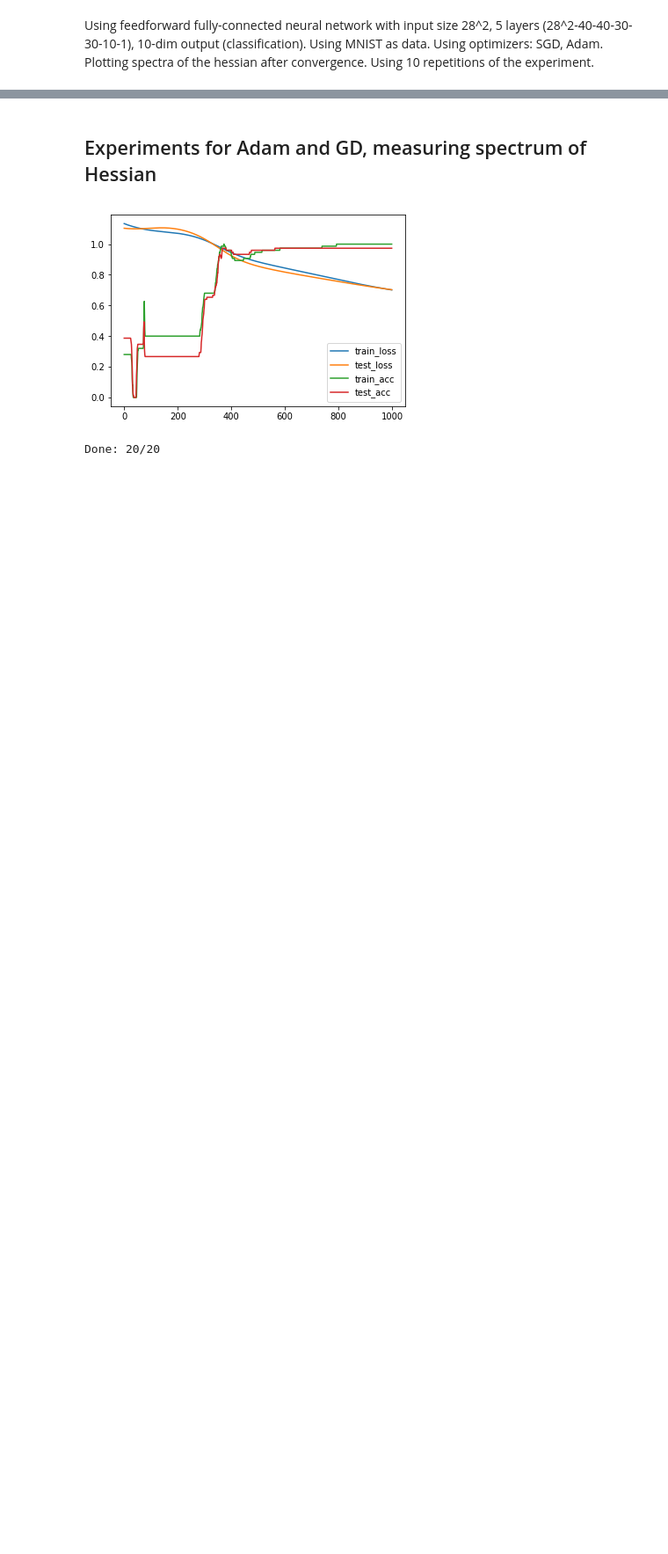
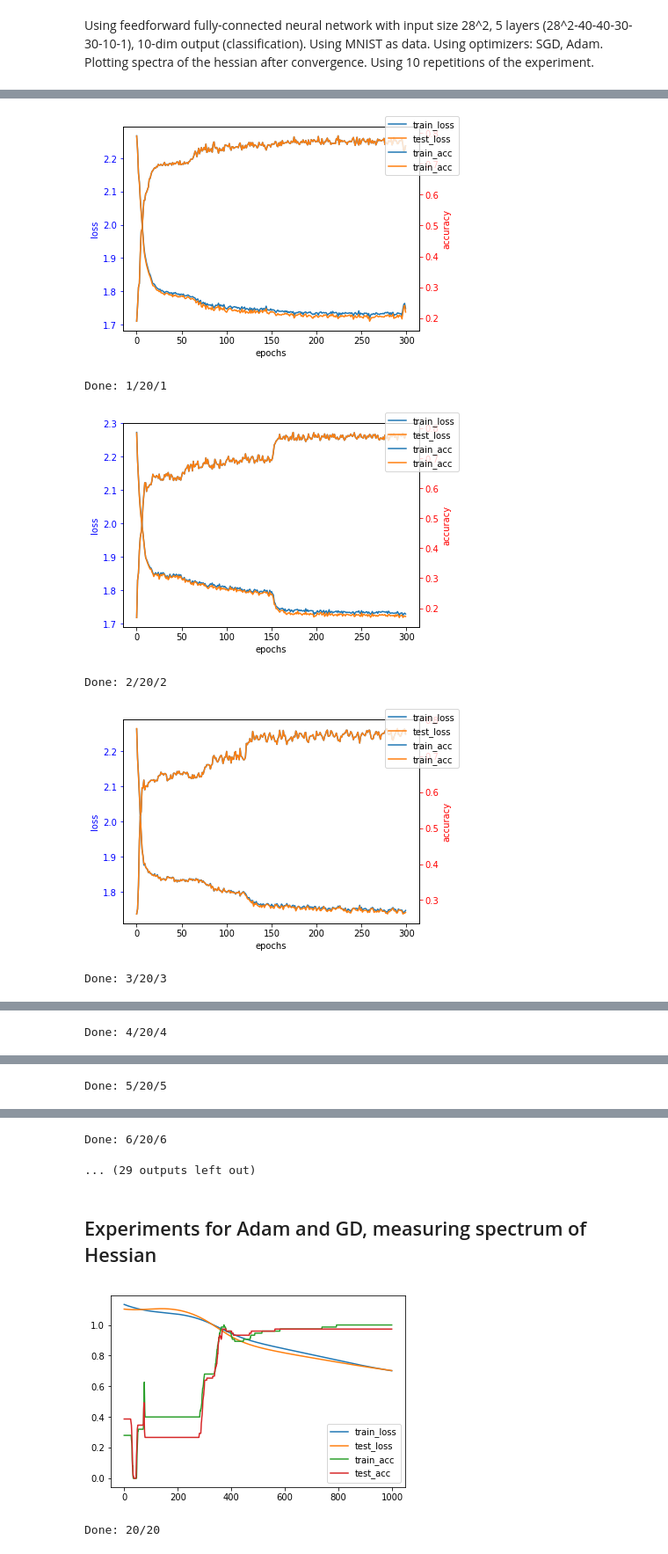
Before and after one commit to sergia-ch/OptMLProject, a Jupyter notebook: minima_and_optimizers.ipynb, the cells around one changed output, grey strips where cells are left out. Shown at 88% size. Drawn from its saved outputs; the diff is of its cells as text; code cells hidden in the pictures; blank space fills up the shorter version.

Commit message:
Make the experiment work

```diff
--- a/minima_and_optimizers.ipynb
+++ b/minima_and_optimizers.ipynb
@@ -236,0 +173,16 @@ train_acc, test_acc, eigens = train_and_get_hessian(gd, 1000)
+# %%
+#gd = OwnGradientDescent(gamma = 0.1, theta = 1).minimize(loss)
+gd = tf.train.AdamOptimizer(0.01).minimize(loss)
+#gd = StochasticFrankWolfe(R = 100, p = 2, gamma = 0.01, ro = 0.6).minimize(loss)
+# %%
+results = experiment_for_optimizer(gd, epochs = 300, accuracy_threshold = 0, repetitions = 1,
+                         giveup = 10, sess = sess, x_train = x_train, y_train = y_train, x = x, y = y,
+                         hessian = hessian, accuracy = accuracy, loss = loss, batch_size = 10000,
+                        x_test = x_test, y_test = y_test, name = 'adam')
+# %% [output]
+[figure, added]
+Done: 1/20/1
+[figure, added]
+Done: 2/20/2
+[figure, added]
+Done: 3/20/3
@@ -236,0 +190 @@ train_acc, test_acc, eigens = train_and_get_hessian(gd, 1000)
+Done: 4/20/4
@@ -236,0 +192 @@ train_acc, test_acc, eigens = train_and_get_hessian(gd, 1000)
+Done: 5/20/5
@@ -237,3 +194,5 @@ train_acc, test_acc, eigens = train_and_get_hessian(gd, 1000)
+Done: 6/20/6
+... (29 outputs left out)
 # %% [markdown]
 ## Experiments for Adam and GD, measuring spectrum of Hessian
 # %%
```
Also changed, not shown: parts of 23 cells of this notebook, 5 other files.
